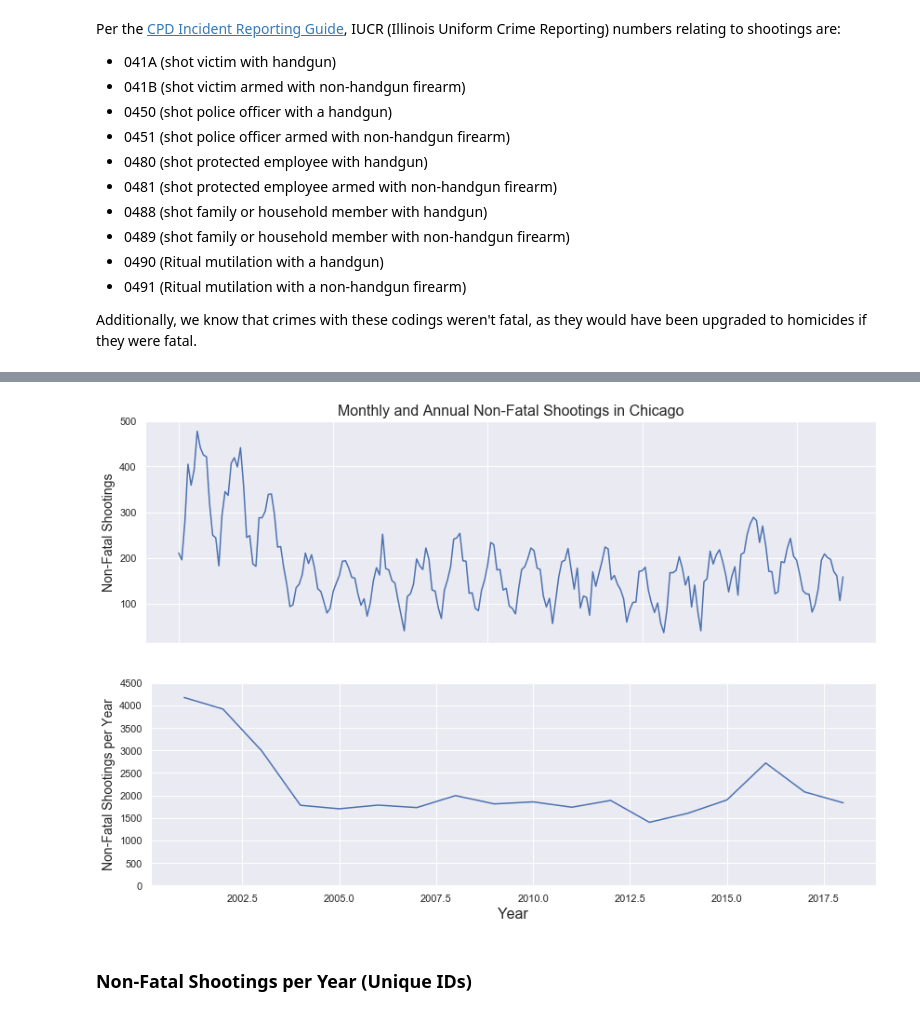
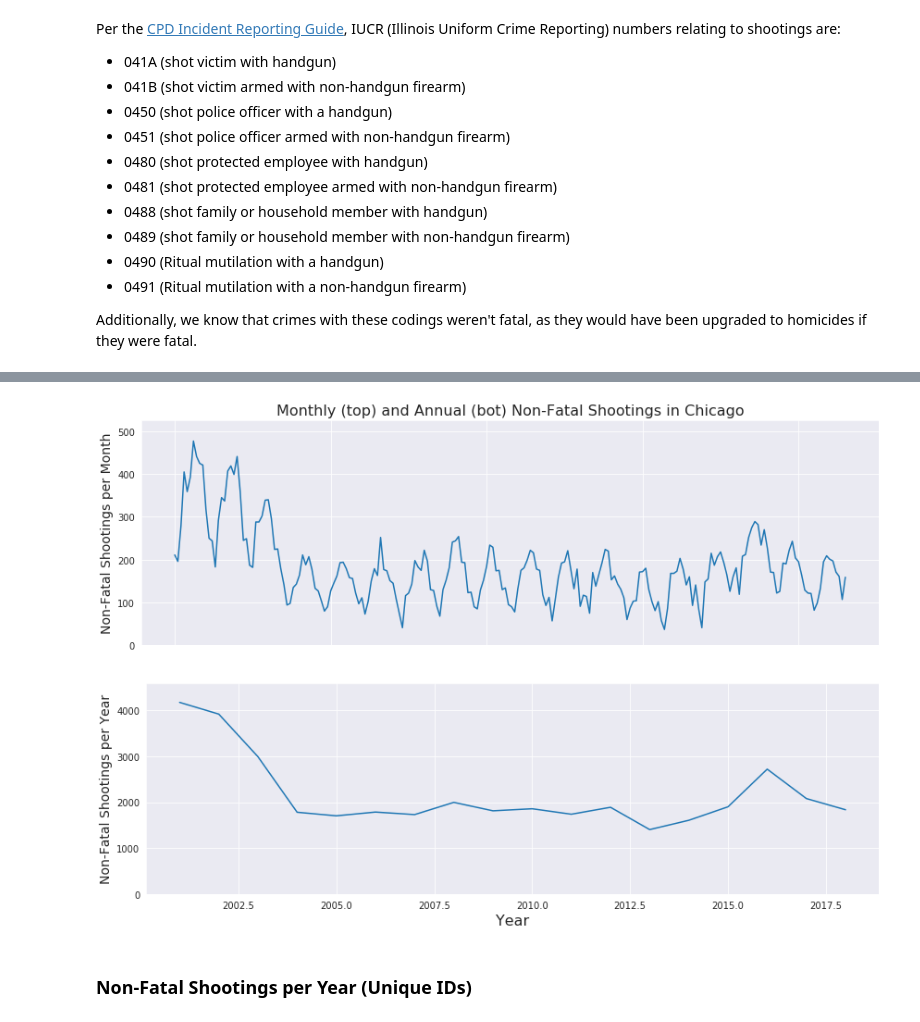
Before and after one commit to MattTriano/Chicago_Crimes, a Jupyter notebook: Chicago_Crime_Exploration.ipynb, the cells around one changed output, grey strips where cells are left out. Saved outputs shown, nothing was run; the diff lists cells and outputs as text; code cells hidden in the pictures.

```diff
--- a/Chicago_Crime_Exploration.ipynb
+++ b/Chicago_Crime_Exploration.ipynb
@@ -233,29 +221,11 @@ non_fatal_shootings.head()
 | 48 | 10000159 | HY190043 | 2015-03-18 23:00:00 | 057XX N KENMORE AVE | 041A | BATTERY | AGGRAVATED: HANDGUN | BATTERY | ... |
 | 72 | 10000197 | HY190067 | 2015-03-18 23:20:00 | 046XX S INDIANA AVE | 041A | BATTERY | AGGRAVATED: HANDGUN | BATTERY | ... |
 | 792 | 10001730 | HY191339 | 2015-03-20 00:25:00 | 062XX S COTTAGE GROVE AVE | 041A | BATTERY | AGGRAVATED: HANDGUN | BATTERY | ... |
-# %%
-non_fatal_shootings = chi_crimes[(chi_crimes['IUCR'].isin(['041A','041B','0450','0451','0480','0481','0488','0489']))].copy()
-df = non_fatal_shootings
-
-fig, ax = plt.subplots(sharex=True, figsize=(12,4))
-df = df[df['Year'] < 2019]
-df.set_index('Date', inplace=True)
-
-df[['ID']].groupby([df.index.year, df.index.month]).count().plot(ax=ax, kind='line', legend=None)
-ax.set_title('Monthly and Annual Non-Fatal Shootings in Chicago', fontsize=16)
-ax.set_ylabel('Non-Fatal Shootings', fontsize=14)
-ax.set_xlabel('', fontsize=14)
-plt.tight_layout()
-
-fig, ax = plt.subplots(sharex=True, figsize=(12,4))
-df[['ID']].groupby([df.index.year]).count().plot(ax=ax, legend=None)
-ax.set_ylabel('Non-Fatal Shootings per Year', fontsize=14)
-ax.set_xlabel('Year', fontsize=16)
-ax.set_ylim([0, 4500])
-plt.tight_layout()
-# %% [output]
-[figure, removed]
-[figure, removed]
+# %%
+non_fatal_shootings = plot_monthly_and_yearly_rates(chi_crimes[(chi_crimes['IUCR'].isin(['041A','041B','0450','0451','0480','0481','0488','0489']))].copy(), 'Non-Fatal Shootings')
+# %% [output]
+[figure, added]
+[figure, added]
 # %% [markdown]
 ### Non-Fatal Shootings per Year (Unique IDs)
 # %%
```
Also changed, not shown: parts of 17 cells of this notebook, 2 other files.
